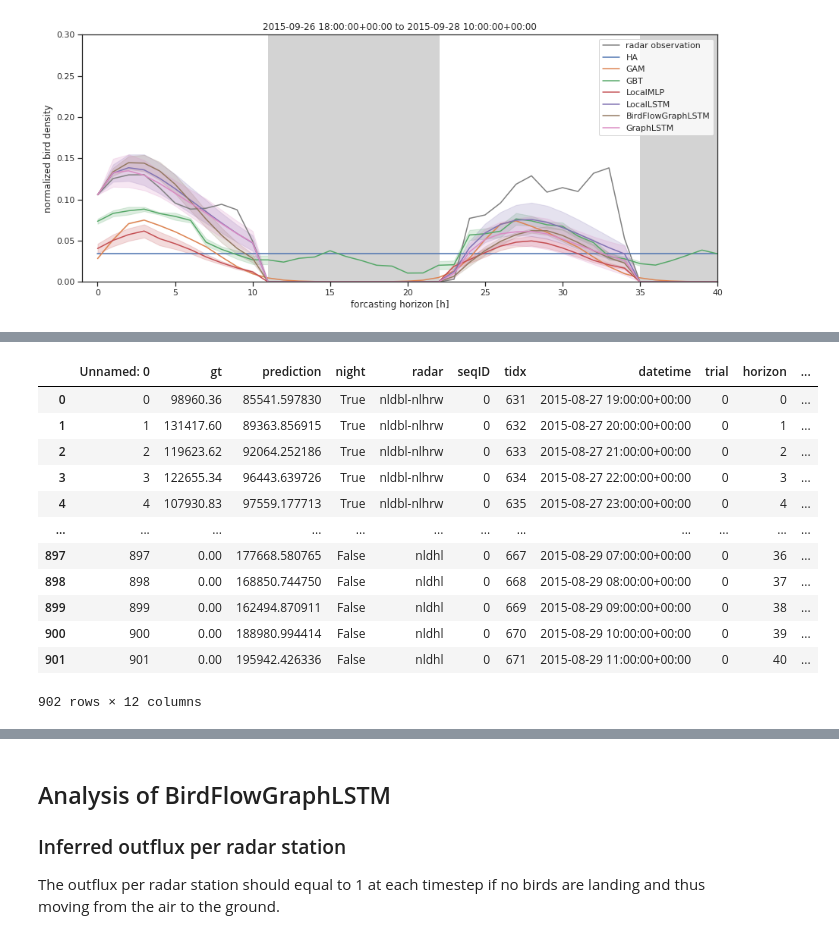
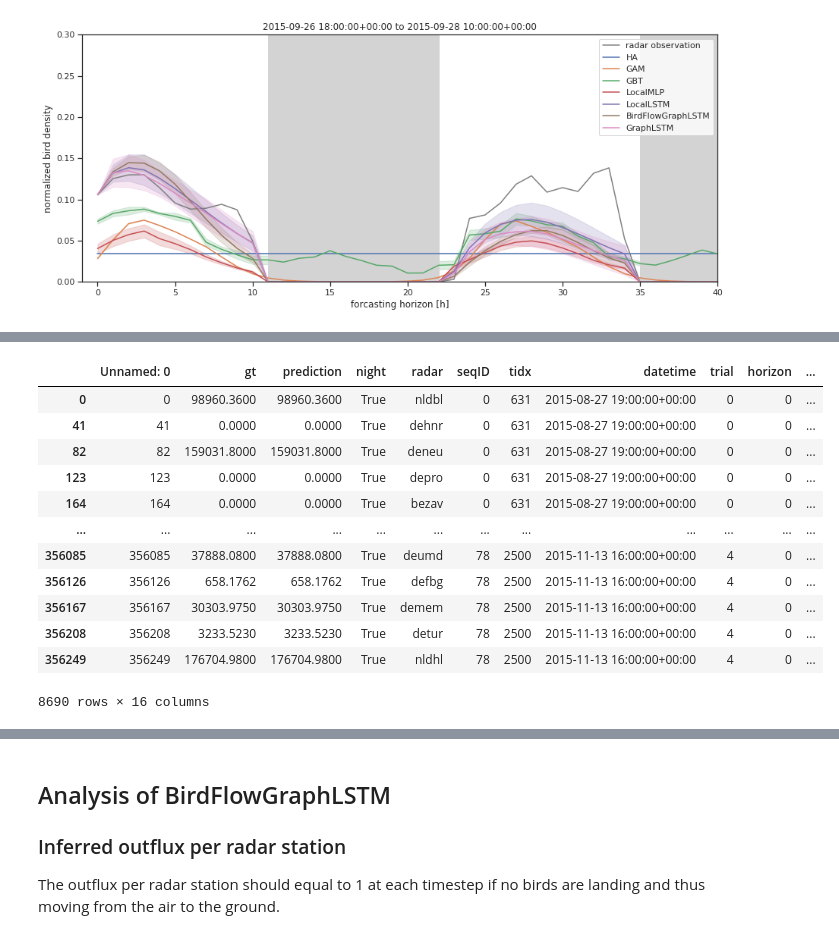
Before and after one commit to FionaLippert/birdMigration, a Jupyter notebook: notebooks/model_performance_radar.ipynb, the cells around one changed output, grey strips where cells are left out. Drawn from its saved outputs; the diff is of its cells as text; code cells hidden in the pictures.

```diff
--- a/notebooks/model_performance_radar.ipynb
+++ b/notebooks/model_performance_radar.ipynb
@@ -207,17 +207,17 @@ fig = utils.plot_example_prediction(results_transformed, 'dehnr', nidx, bird_sca
 # %%
-results['GAM'].query('seqID == 0')
+results['GraphLSTM'].query('horizon == 0')
 # %% [output]
 |  | Unnamed: 0 | gt | prediction | night | radar | seqID | tidx | datetime | trial | horizon | ... |
-| 0 | 0 | 98960.36 | 85541.597830 | True | nldbl-nlhrw | 0 | 631 | 2015-08-27 19:00:00+00:00 | 0 | 0 | ... |
-| 1 | 1 | 131417.60 | 89363.856915 | True | nldbl-nlhrw | 0 | 632 | 2015-08-27 20:00:00+00:00 | 0 | 1 | ... |
-| 2 | 2 | 119623.62 | 92064.252186 | True | nldbl-nlhrw | 0 | 633 | 2015-08-27 21:00:00+00:00 | 0 | 2 | ... |
-| 3 | 3 | 122655.34 | 96443.639726 | True | nldbl-nlhrw | 0 | 634 | 2015-08-27 22:00:00+00:00 | 0 | 3 | ... |
-| 4 | 4 | 107930.83 | 97559.177713 | True | nldbl-nlhrw | 0 | 635 | 2015-08-27 23:00:00+00:00 | 0 | 4 | ... |
+| 0 | 0 | 98960.3600 | 98960.3600 | True | nldbl | 0 | 631 | 2015-08-27 19:00:00+00:00 | 0 | 0 | ... |
+| 41 | 41 | 0.0000 | 0.0000 | True | dehnr | 0 | 631 | 2015-08-27 19:00:00+00:00 | 0 | 0 | ... |
+| 82 | 82 | 159031.8000 | 159031.8000 | True | deneu | 0 | 631 | 2015-08-27 19:00:00+00:00 | 0 | 0 | ... |
+| 123 | 123 | 0.0000 | 0.0000 | True | depro | 0 | 631 | 2015-08-27 19:00:00+00:00 | 0 | 0 | ... |
+| 164 | 164 | 0.0000 | 0.0000 | True | bezav | 0 | 631 | 2015-08-27 19:00:00+00:00 | 0 | 0 | ... |
 | ... | ... | ... | ... | ... | ... | ... | ... | ... | ... | ... | ... |
-| 897 | 897 | 0.00 | 177668.580765 | False | nldhl | 0 | 667 | 2015-08-29 07:00:00+00:00 | 0 | 36 | ... |
-| 898 | 898 | 0.00 | 168850.744750 | False | nldhl | 0 | 668 | 2015-08-29 08:00:00+00:00 | 0 | 37 | ... |
-| 899 | 899 | 0.00 | 162494.870911 | False | nldhl | 0 | 669 | 2015-08-29 09:00:00+00:00 | 0 | 38 | ... |
-| 900 | 900 | 0.00 | 188980.994414 | False | nldhl | 0 | 670 | 2015-08-29 10:00:00+00:00 | 0 | 39 | ... |
-| 901 | 901 | 0.00 | 195942.426336 | False | nldhl | 0 | 671 | 2015-08-29 11:00:00+00:00 | 0 | 40 | ... |
+| 356085 | 356085 | 37888.0800 | 37888.0800 | True | deumd | 78 | 2500 | 2015-11-13 16:00:00+00:00 | 4 | 0 | ... |
+| 356126 | 356126 | 658.1762 | 658.1762 | True | defbg | 78 | 2500 | 2015-11-13 16:00:00+00:00 | 4 | 0 | ... |
+| 356167 | 356167 | 30303.9750 | 30303.9750 | True | demem | 78 | 2500 | 2015-11-13 16:00:00+00:00 | 4 | 0 | ... |
+| 356208 | 356208 | 3233.5230 | 3233.5230 | True | detur | 78 | 2500 | 2015-11-13 16:00:00+00:00 | 4 | 0 | ... |
+| 356249 | 356249 | 176704.9800 | 176704.9800 | True | nldhl | 78 | 2500 | 2015-11-13 16:00:00+00:00 | 4 | 0 | ... |
-902 rows × 12 columns
+8690 rows × 16 columns
 # %%
```
Also changed, not shown: parts of 4 cells of this notebook, 2 other files.
